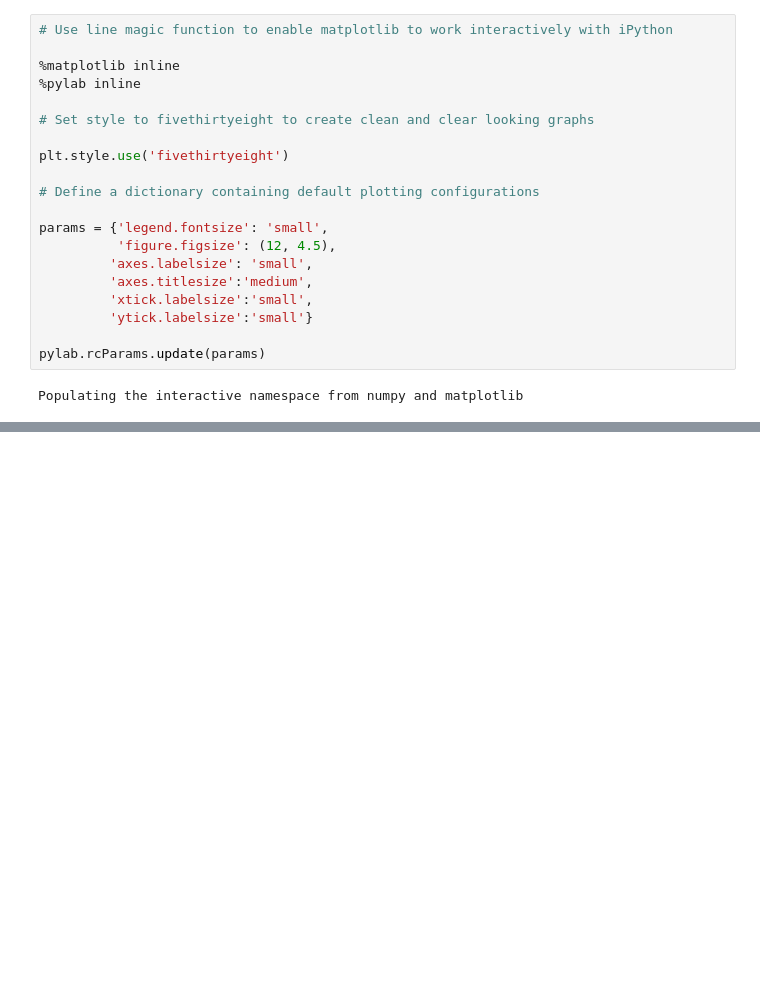
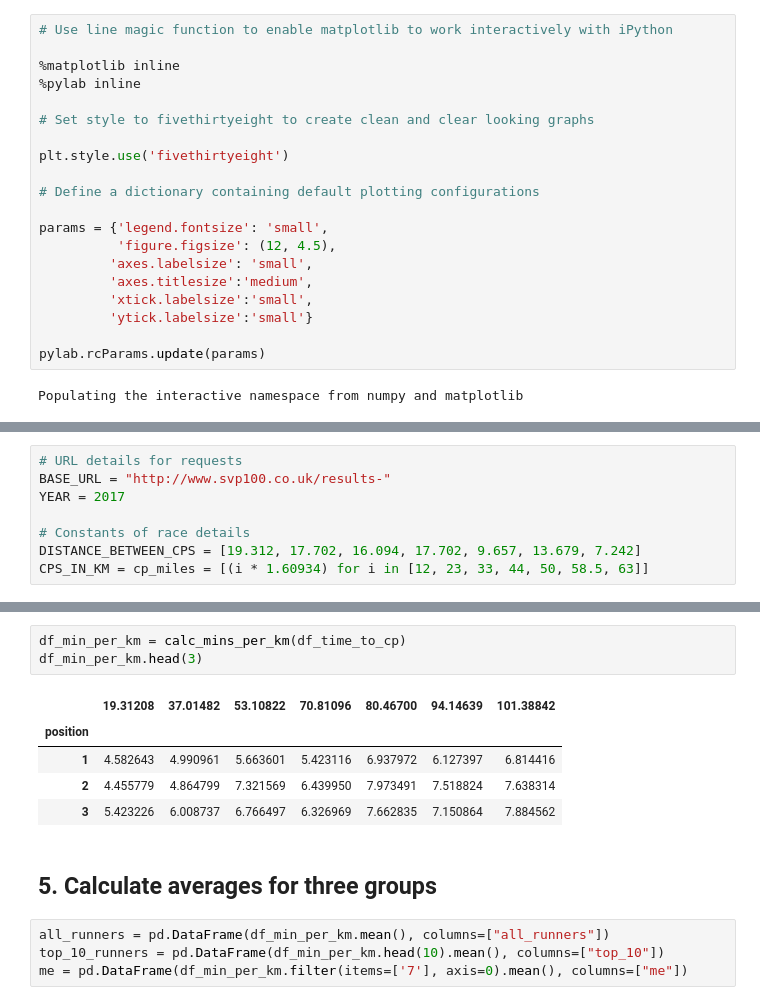
Before and after one commit to slemasne/tutorials, a Jupyter notebook: _notebooks/2018-03-02-svp.ipynb, the cells around one changed output, grey strips where cells are left out. Cells and saved outputs as stored; diff of their text form; blank space fills up the shorter version.

```diff
--- a/_notebooks/2018-03-02-svp.ipynb
+++ b/_notebooks/2018-03-02-svp.ipynb
@@ -312,0 +56,8 @@ plt.show()
+# %%
+# URL details for requests
+BASE_URL = "http://www.svp100.co.uk/results-"
+YEAR = 2017
+
+# Constants of race details
+DISTANCE_BETWEEN_CPS = [19.312, 17.702, 16.094, 17.702, 9.657, 13.679, 7.242]
+CPS_IN_KM = cp_miles = [(i * 1.60934) for i in [12, 23, 33, 44, 50, 58.5, 63]]
@@ -312,0 +183,15 @@ plt.show()
+# %%
+df_min_per_km = calc_mins_per_km(df_time_to_cp)
+df_min_per_km.head(3)
+# %% [output]
+|  | 19.31208 | 37.01482 | 53.10822 | 70.81096 | 80.46700 | 94.14639 | 101.38842 |
+| position |  |  |  |  |  |  |  |
+| 1 | 4.582643 | 4.990961 | 5.663601 | 5.423116 | 6.937972 | 6.127397 | 6.814416 |
+| 2 | 4.455779 | 4.864799 | 7.321569 | 6.439950 | 7.973491 | 7.518824 | 7.638314 |
+| 3 | 5.423226 | 6.008737 | 6.766497 | 6.326969 | 7.662835 | 7.150864 | 7.884562 |
+# %% [markdown]
+## 5. Calculate averages for three groups
+# %%
+all_runners = pd.DataFrame(df_min_per_km.mean(), columns=["all_runners"])
+top_10_runners = pd.DataFrame(df_min_per_km.head(10).mean(), columns=["top_10"])
+me = pd.DataFrame(df_min_per_km.filter(items=['7'], axis=0).mean(), columns=["me"])
```
Also changed, not shown: parts of 38 cells of this notebook.
